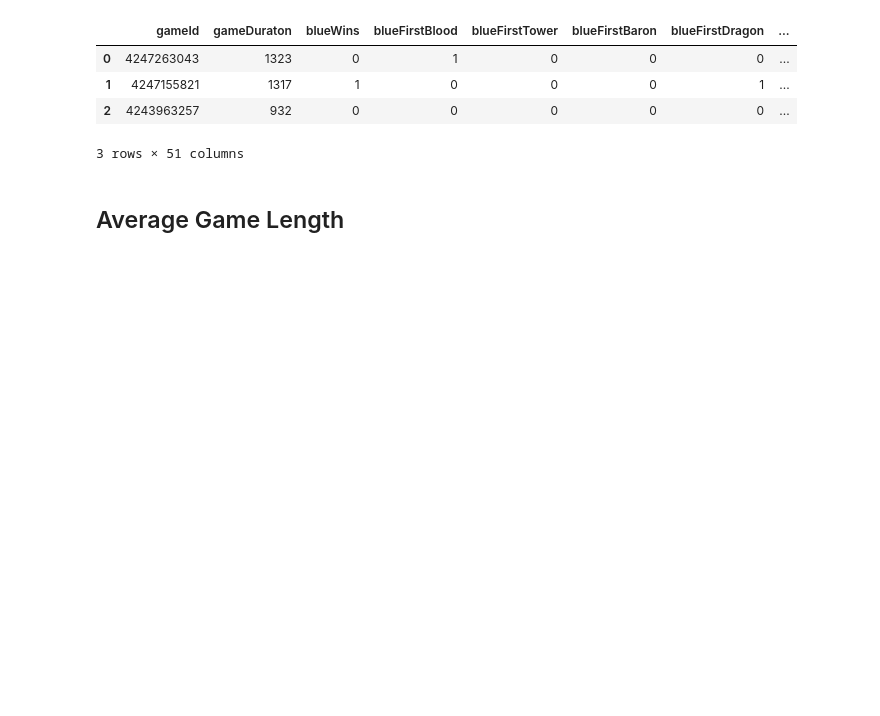
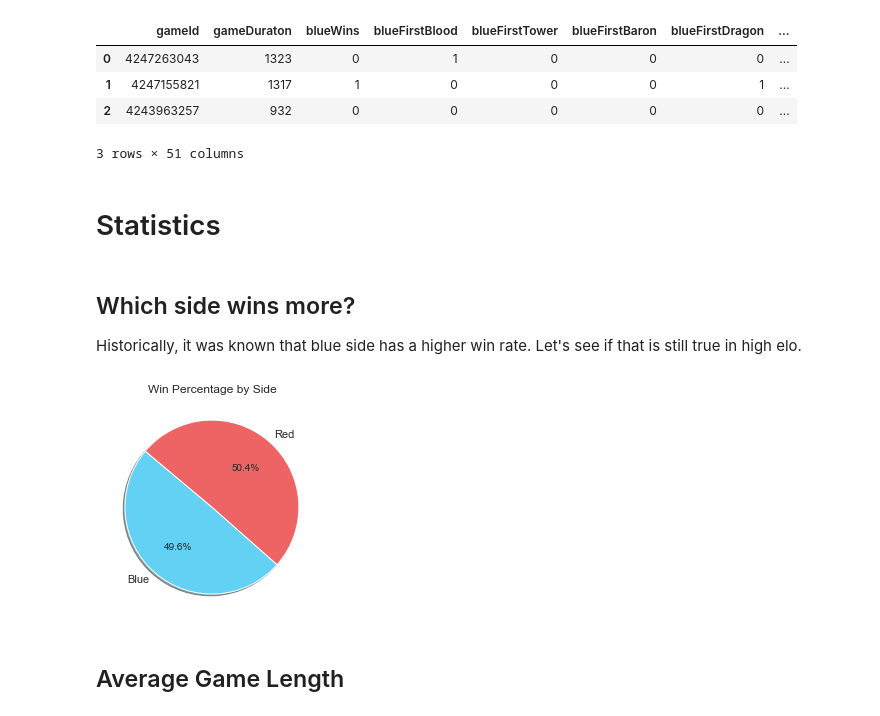
Before and after one commit to fakhruddin950/league-of-legends-match-eda, a Jupyter notebook: lol_eda.ipynb, the cells around one changed output. Saved outputs shown, nothing was run; the diff lists cells and outputs as text; code cells hidden in the pictures; blank space fills up the shorter version.

```diff
--- a/lol_eda.ipynb
+++ b/lol_eda.ipynb
@@ -75,6 +79,26 @@ data.head(3)
 | 1 | 4247155821 | 1317 | 1 | 0 | 0 | 0 | 1 | ... |
 | 2 | 4243963257 | 932 | 0 | 0 | 0 | 0 | 0 | ... |
 3 rows × 51 columns
+# %% [markdown]
+<a id="stats"></a>
+# Statistics
+# %% [markdown]
+<a id="wins-more"></a>
+## Which side wins more?
+
+Historically, it was known that blue side has a higher win rate. Let's see if that is still true in high elo.
+# %%
+labels = ['Blue', 'Red']
+sizes = [data['blueWins'].mean(),  data['redWins'].mean()]
+colors = ['#63D1F4', '#EE6363']
+
+fig1, ax1 = plt.subplots()
+ax1.pie(sizes, labels=labels, autopct='%1.1f%%',
+        colors=colors, shadow=True, startangle=140)
+plt.title("Win Percentage by Side")
+plt.show()
+# %% [output]
+[figure, added]
 # %% [markdown]
 <a id="game-length"></a>
 ## Average Game Length
```
Also changed, not shown: parts of 13 cells of this notebook.
